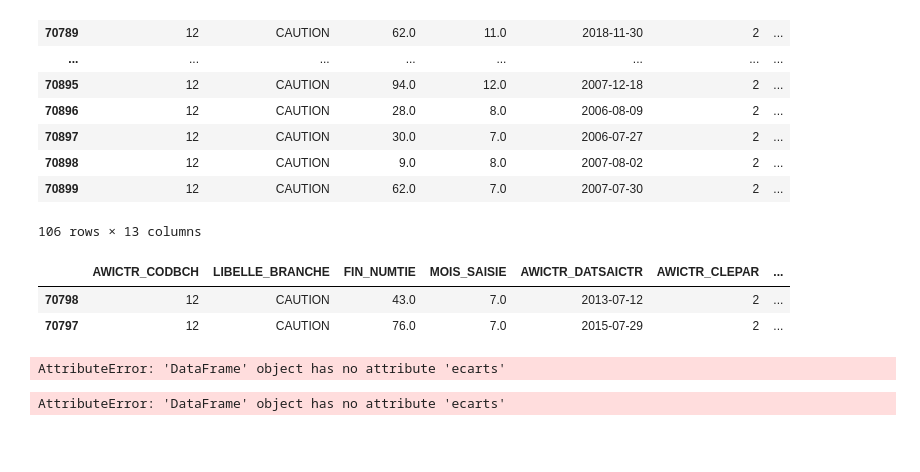
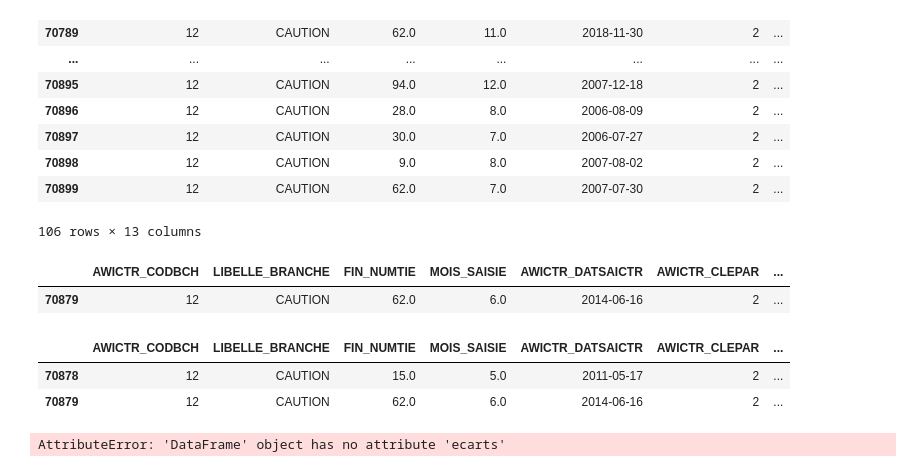
Before and after one commit to oh-ce-cours/pyt-novembre-2026, a Jupyter notebook: tape_en_cours/Untitled.ipynb, the cells around one changed output. Saved outputs shown, nothing was run; the diff lists cells and outputs as text; code cells hidden in the pictures; blank space fills up the shorter version.

```diff
--- a/tape_en_cours/Untitled.ipynb
+++ b/tape_en_cours/Untitled.ipynb
@@ -111,21 +111,21 @@ Length: 1, dtype: str
 # %%
 #group = group.AWICTR_DATSAICTR.sort_values()
 #group.ecarts = group.AWICTR_DATSAICTR.shift(periods=-1)- group.AWICTR_DATSAICTR
 #max(group.ecarts)
 group = group.sort_values(by="AWICTR_DATSAICTR")
-group["ecarts"] = group.AWICTR_DATSAICTR  - group.AWICTR_DATSAICTR.shift(periods=1)
+group["date_decalee"] = group.AWICTR_DATSAICTR.shift(periods=1)
+group["ecarts"] = group.AWICTR_DATSAICTR  - group["date_decalee"]
 #group[["AWICTR_DATSAICTR", "ecarts"]]
 group[group.ecarts == group.ecarts.max()]
-
-group.loc[[70798, 70797]]
 # %% [output]
 |  | AWICTR_CODBCH | LIBELLE_BRANCHE | FIN_NUMTIE | MOIS_SAISIE | AWICTR_DATSAICTR | AWICTR_CLEPAR | ... |
-| 70798 | 12 | CAUTION | 43.0 | 7.0 | 2013-07-12 | 2 | ... |
-| 70797 | 12 | CAUTION | 76.0 | 7.0 | 2015-07-29 | 2 | ... |
+| 70879 | 12 | CAUTION | 62.0 | 6.0 | 2014-06-16 | 2 | ... |
 # %%
-group[group.ecarts == max(ecarts)]
+group.loc[[70878, 70879]]
 # %% [output]
-AttributeError: 'DataFrame' object has no attribute 'ecarts'
+|  | AWICTR_CODBCH | LIBELLE_BRANCHE | FIN_NUMTIE | MOIS_SAISIE | AWICTR_DATSAICTR | AWICTR_CLEPAR | ... |
+| 70878 | 12 | CAUTION | 15.0 | 5.0 | 2011-05-17 | 2 | ... |
+| 70879 | 12 | CAUTION | 62.0 | 6.0 | 2014-06-16 | 2 | ... |
 # %%
 group[group.ecarts == max(ecarts)].index
 # %% [output]
```
